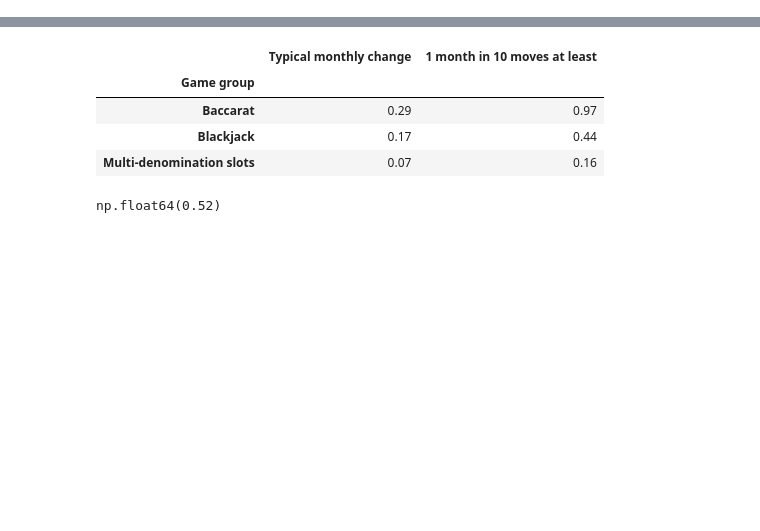
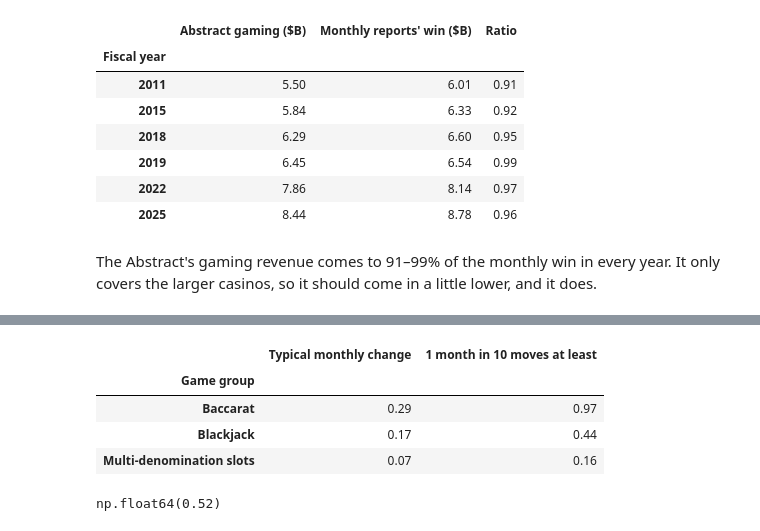
Before and after one commit to mckeeander/mckeeander.github.io, a Jupyter notebook: projects/vegas-gaming/notebooks/vegas_analysis.ipynb, the cells around one changed output, grey strips where cells are left out. Cells and saved outputs as stored; diff of their text form; code cells hidden in the pictures; blank space fills up the shorter version.

```diff
--- a/projects/vegas-gaming/notebooks/vegas_analysis.ipynb
+++ b/projects/vegas-gaming/notebooks/vegas_analysis.ipynb
@@ -273,0 +61,24 @@ Baccarat is played for very high stakes by a small number of players. The house'
+# %%
+# Old-basis gaming revenue from the Abstract against the monthly reports' Strip win, same fiscal year
+q("""
+    SELECT d.fy AS "Fiscal year",
+           round(d.gaming / 1e9, 2) AS "Abstract gaming ($B)",
+           round(w.win / 1e9, 2)    AS "Monthly reports' win ($B)",
+           round(d.gaming / w.win, 2) AS "Ratio"
+    FROM v_strip_departments d
+    JOIN (SELECT year(month + INTERVAL 6 MONTH) AS fy, sum(total_win) AS win, count(*) AS n
+          FROM fct_area_month WHERE area_key = 'strip' GROUP BY ALL) w USING (fy)
+    WHERE w.n = 12 AND d.fy IN (2011, 2015, 2018, 2019, 2022, 2025)
+    ORDER BY 1
+""").set_index("Fiscal year")
+# %% [output]
+|  | Abstract gaming ($B) | Monthly reports' win ($B) | Ratio |
+| Fiscal year |  |  |  |
+| 2011 | 5.50 | 6.01 | 0.91 |
+| 2015 | 5.84 | 6.33 | 0.92 |
+| 2018 | 6.29 | 6.60 | 0.95 |
+| 2019 | 6.45 | 6.54 | 0.99 |
+| 2022 | 7.86 | 8.14 | 0.97 |
+| 2025 | 8.44 | 8.78 | 0.96 |
+# %% [markdown]
+The Abstract's gaming revenue comes to 91–99% of the monthly win in every year. It only covers the larger casinos, so it should come in a little lower, and it does.
```
Also changed, not shown: parts of 64 cells of this notebook, 1 other file.
